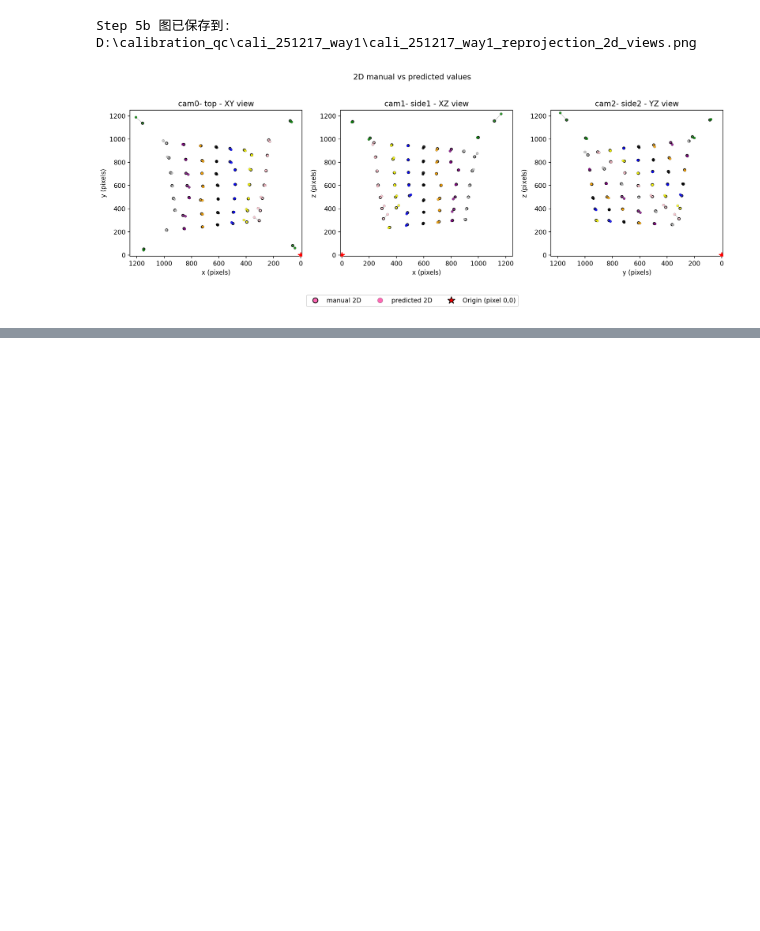
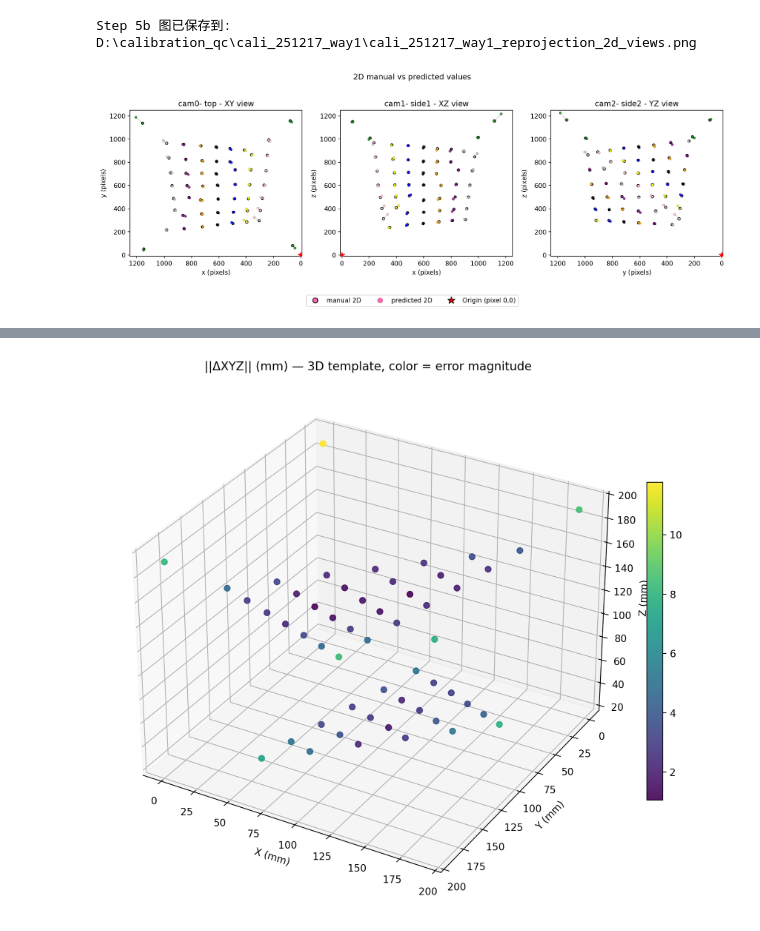
Before and after one commit to oist/medaka-mating-pipeline, a Jupyter notebook: notebooks/02_calibration.ipynb, the cells around one changed output, grey strips where cells are left out. Cells and saved outputs as stored; diff of their text form; code cells hidden in the pictures; blank space fills up the shorter version.

```diff
--- a/notebooks/02_calibration.ipynb
+++ b/notebooks/02_calibration.ipynb
@@ -306,0 +330,89 @@ Step 5b 图已保存到: D:\calibration_qc\cali_251217_way1\cali_251217_way1_rep
+# %%
+# Step 5d：多 way 综合 3D 误差（Step 5 风格）
+
+import pandas as pd
+import numpy as np
+from pathlib import Path
+import sys
+import subprocess
+
+# ---------- 配置 session & way 列表 ----------
+session_name = "cali_251217"
+ways = ["way1", "way2", "way3", "way4"]   # 只写已有的 way
+qc_root = Path(r"D:\calibration_qc")
+calib_name = "cali_20251217"                  # 与 point_mapping 前缀一致
+project_dir = Path(r"D:\medaka-mating-pipeline")
+# -----------------------------------------
+
+pm_paths = [qc_root / f"{session_name}_{w}" / f"{calib_name}_point_mapping.csv" for w in ways]
+
+dfs = []
+valid_ways = []
+for w, p in zip(ways, pm_paths):
+    if not p.exists():
+        print(f"[警告] {w}: 未找到 point_mapping CSV ->", p)
+        continue
+    df = pd.read_csv(p)
+    dfs.append(df)
+    valid_ways.append(w)
+
+if not dfs:
+    raise RuntimeError("没有任何 way 的 point_mapping 被成功加载，请检查路径配置和 Step 3b 输出。")
+
+# 假定四个 way 使用同一模板坐标（X,Y,Z 完全一致）
+base_df = dfs[0][["point_id", "X", "Y", "Z"]].copy()
+
+# 收集各 way 的 3D 误差分量
+dx_list, dy_list, dz_list = [], [], []
+for df in dfs:
+    dx = (df["pred_X"] - df["X"]).to_numpy(dtype=float)
+    dy = (df["pred_Y"] - df["Y"]).to_numpy(dtype=float)
+    dz = (df["pred_Z"] - df["Z"]).to_numpy(dtype=float)
+    dx_list.append(dx)
+    dy_list.append(dy)
+    dz_list.append(dz)
+
+# 叠成 (n_points, n_valid_ways) 并计算 per-axis RMS
+DX = np.stack(dx_list, axis=1)  # shape: (N, K)
+DY = np.stack(dy_list, axis=1)
+DZ = np.stack(dz_list, axis=1)
+
+rms_dx = np.sqrt(np.mean(DX ** 2, axis=1))
+rms_dy = np.sqrt(np.mean(DY ** 2, axis=1))
+rms_dz = np.sqrt(np.mean(DZ ** 2, axis=1))
+
+# 构造“虚拟”预测 3D：pred = template + RMS 误差向量
+base_df["pred_X"] = base_df["X"] + rms_dx
+base_df["pred_Y"] = base_df["Y"] + rms_dy
+base_df["pred_Z"] = base_df["Z"] + rms_dz
+
+# 保存成新的 mapping CSV，供 qc_3d_error.py 使用
+multi_pm_csv = qc_root / f"{session_name}_multiway_rms_point_mapping.csv"
+base_df.to_csv(multi_pm_csv, index=False)
+print("多 way RMS point_mapping 已保存到:", multi_pm_csv)
+
+# 调用与 Step 5 相同的 qc_3d_error.py 画图
+script_path = project_dir / "scripts" / "calibration" / "qc_3d_error.py"
+output_3d = qc_root / f"{session_name}_multiway_rms_error_3d.png"
+
+cmd = [
+    sys.executable,
+    str(script_path),
+    "--mapping_csv", str(multi_pm_csv),
+    "--output", str(output_3d),
+]
+print("执行命令:", " ".join(cmd))
+result = subprocess.run(cmd, cwd=str(project_dir))
+
+output_xy = output_3d.with_name(output_3d.stem + "_xy" + output_3d.suffix)
+print("Step 5d 小图1 (3D) 已保存到:", output_3d)
+print("Step 5d 小图234 (XY 视角) 已保存到:", output_xy)
+
+from IPython.display import Image, display
+if output_3d.exists():
+    display(Image(filename=str(output_3d)))
+if output_xy.exists():
+    display(Image(filename=str(output_xy)))
+if not output_3d.exists() and not output_xy.exists():
+    print("注：图片未生成，请检查 multiway RMS mapping 是否存在且路径正确")
+# %% [output]
@@ -306,0 +423 @@ Step 5b 图已保存到: D:\calibration_qc\cali_251217_way1\cali_251217_way1_rep
+[figure, added]
```
Also changed, not shown: parts of 8 cells of this notebook, 42 other files.
